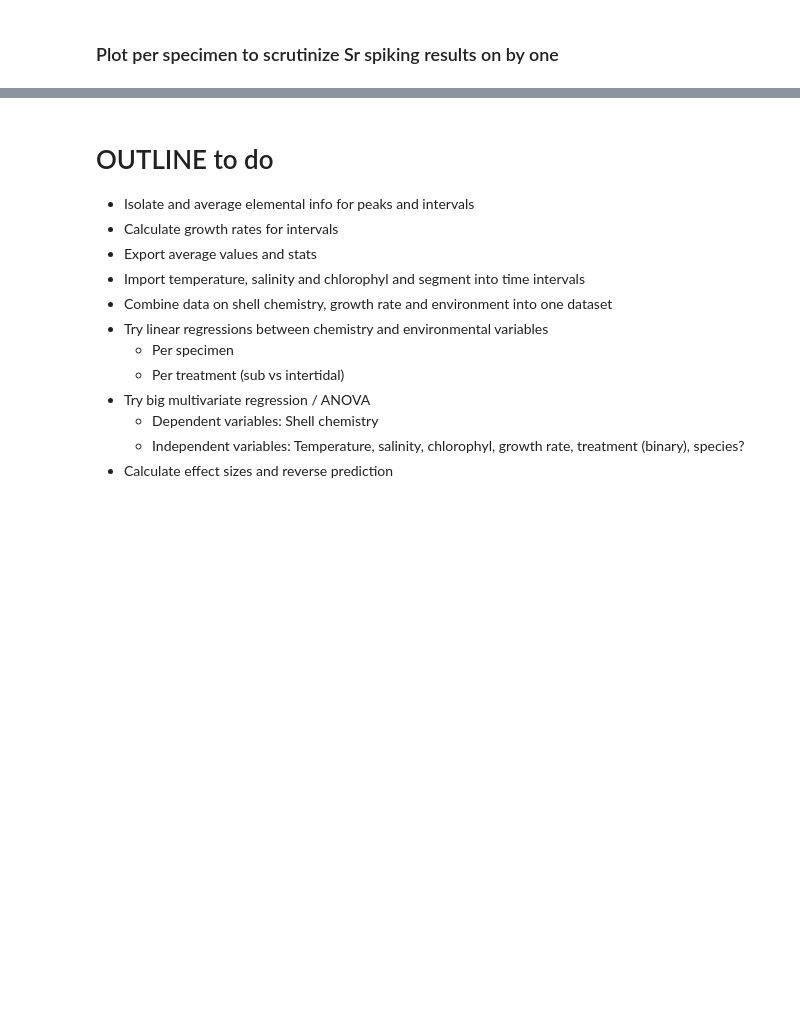
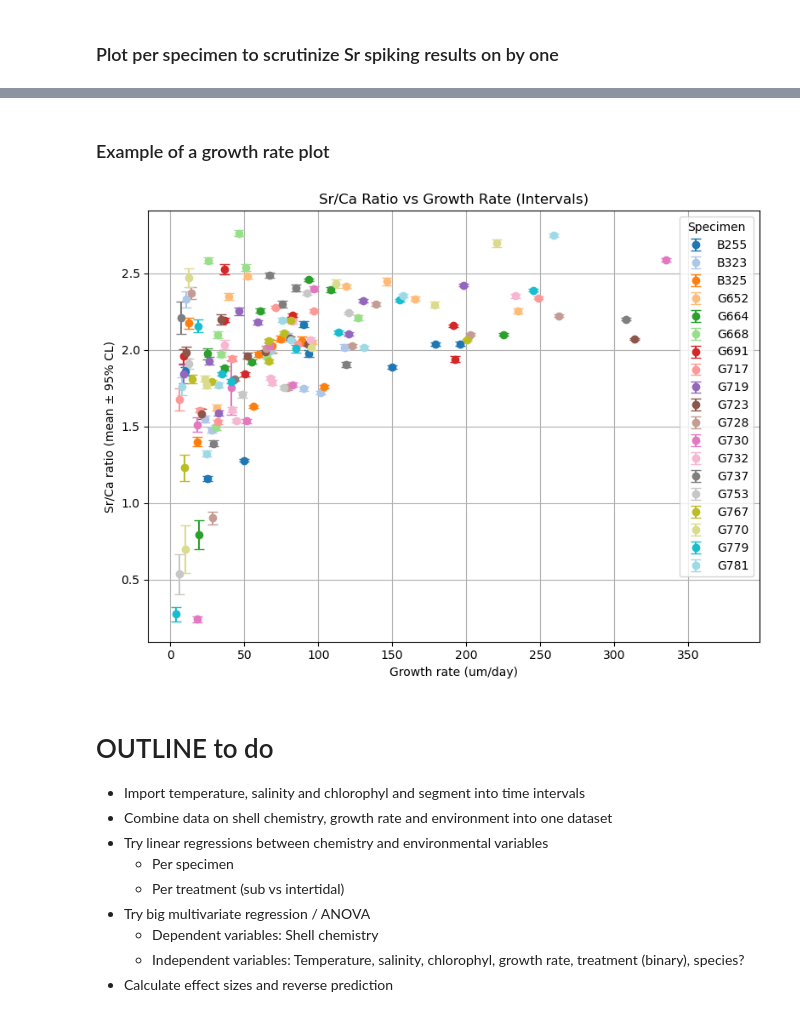
Before and after one commit to nielsjdewinter/Cleanalyze_python, a Jupyter notebook: Process_cleanalyze_results_dates.ipynb, the cells around one changed output, grey strips where cells are left out. Saved outputs shown, nothing was run; the diff lists cells and outputs as text; code cells hidden in the pictures; blank space fills up the shorter version.

```diff
--- a/Process_cleanalyze_results_dates.ipynb
+++ b/Process_cleanalyze_results_dates.ipynb
@@ -964,8 +1040,45 @@ for specimen in dataframes.keys():
+# %% [markdown]
+### Example of a growth rate plot
+# %%
+# Filter for interval rows and Sr/Ca ratios in the summary DataFrame
+interval_sr = element_summary_df[
+    (element_summary_df['category'].str.startswith('interval')) &
+    (element_summary_df['element'] == '88Sr/43Ca')
+].copy()
+
+# Remove rows with missing growth_rate or mean
+interval_sr = interval_sr.dropna(subset=['growth_rate', 'mean'])
+
+# Assign a color to each specimen
+specimens = interval_sr['specimen'].unique()
+colors = plt.cm.tab20(np.linspace(0, 1, len(specimens)))
+color_map = dict(zip(specimens, colors))
+
+plt.figure(figsize=(8, 6))
+for specimen in specimens:
+    data = interval_sr[interval_sr['specimen'] == specimen]
+    plt.errorbar(
+        data['growth_rate'],
+        data['mean'],
+        yerr=data['cl95'],
+        fmt='o',
+        ecolor=color_map[specimen],
+        color=color_map[specimen],
+        capsize=4,
+        label=specimen
+    )
+
+plt.xlabel('Growth rate (um/day)')
+plt.ylabel('Sr/Ca ratio (mean ± 95% CL)')
+plt.title('Sr/Ca Ratio vs Growth Rate (Intervals)')
+plt.grid(True)
+plt.legend(title='Specimen')
+plt.tight_layout()
+plt.show()
+# %% [output]
+[figure, added]
 # %% [markdown]
 # OUTLINE to do
-* Isolate and average elemental info for peaks and intervals
-* Calculate growth rates for intervals
-* Export average values and stats
 * Import temperature, salinity and chlorophyl and segment into time intervals
 * Combine data on shell chemistry, growth rate and environment into one dataset
 * Try linear regressions between chemistry and environmental variables
```
Also changed, not shown: parts of 6 cells of this notebook, 1 other file.
